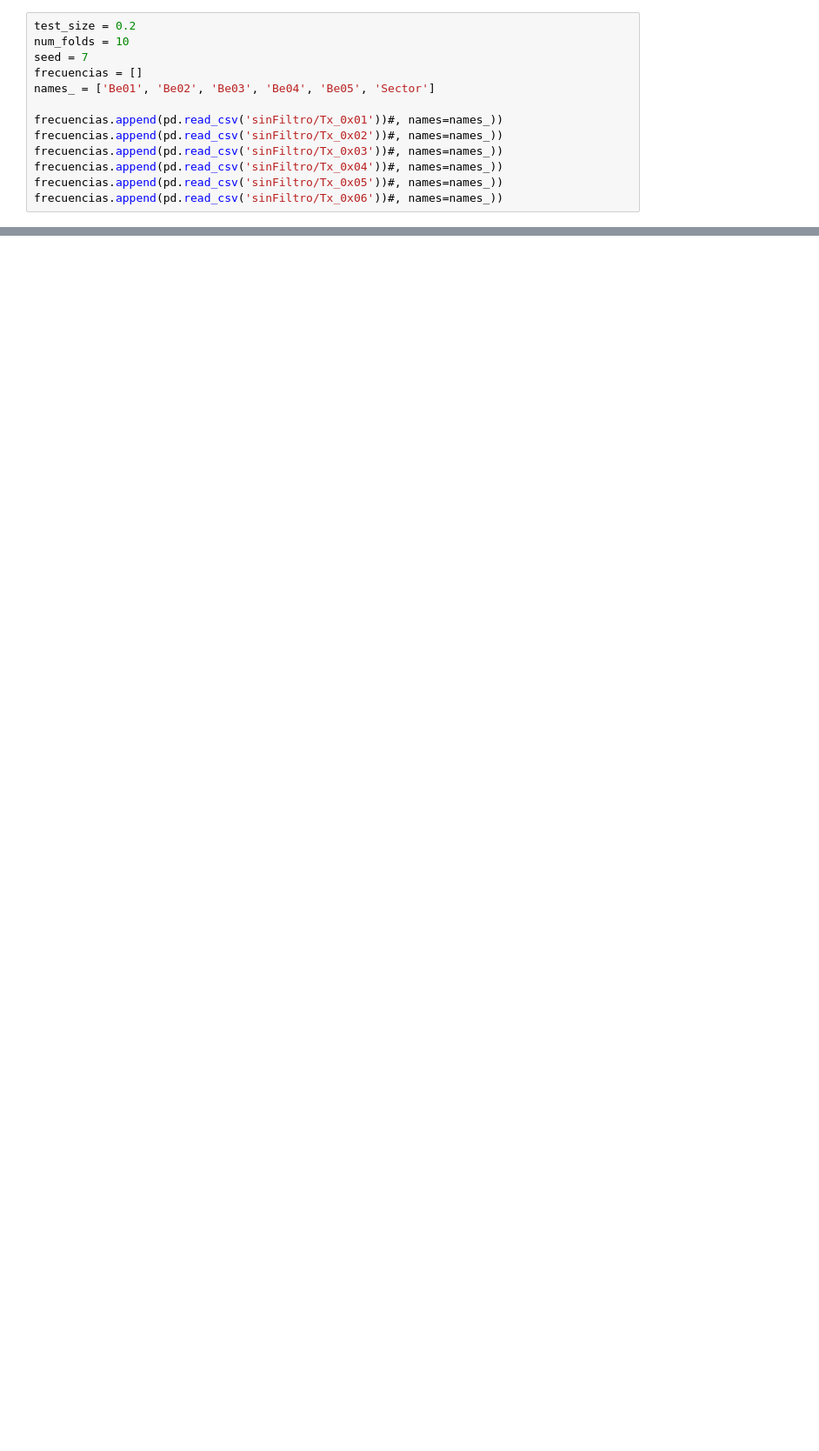
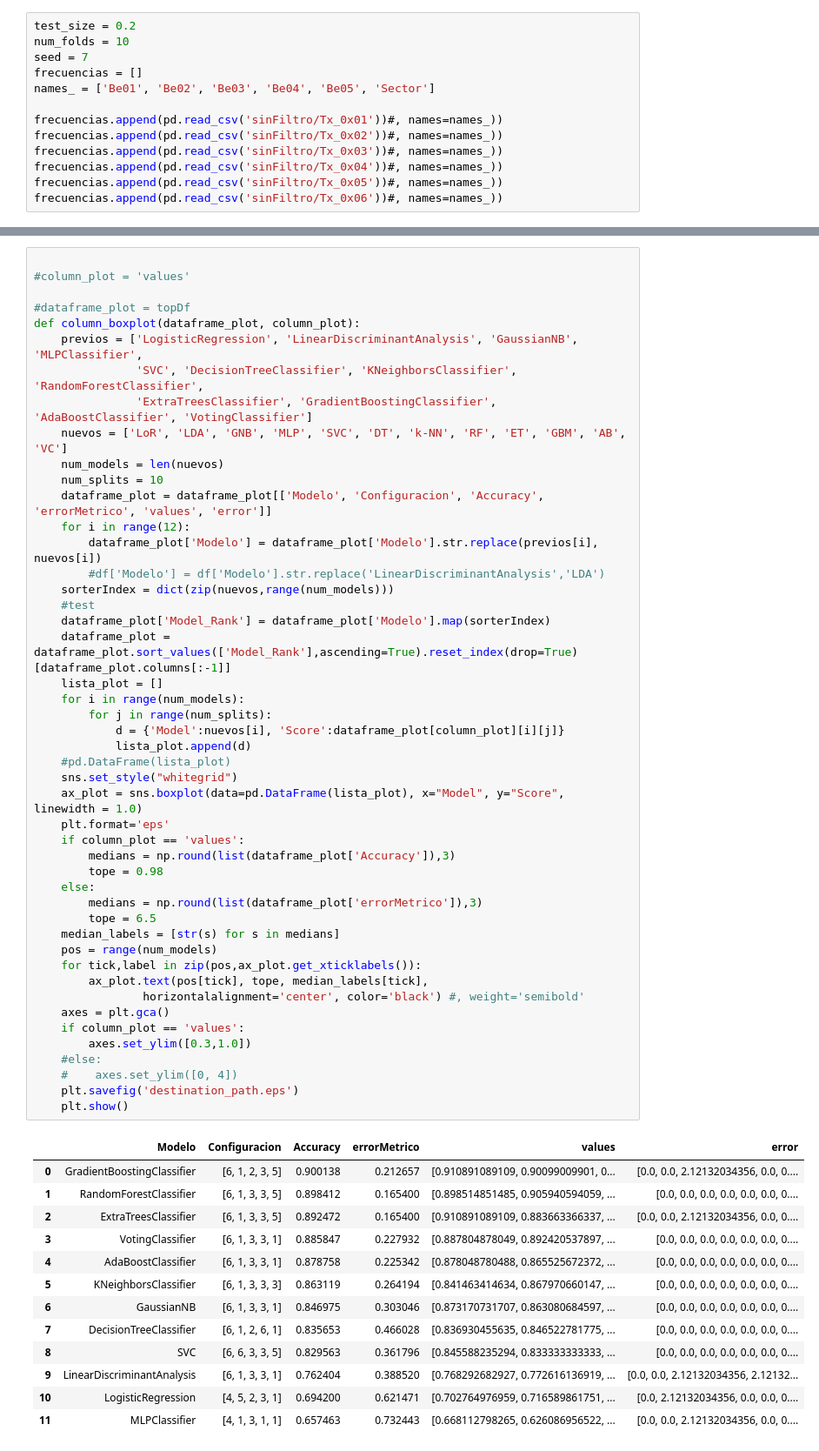
Before and after one commit to ohuarcaya/geneticosRSSI, a Jupyter notebook: EDAS Asimetrico sinFiltro.ipynb, the cells around one changed output, grey strips where cells are left out. Shown at 87% size. Saved outputs shown, nothing was run; the diff lists cells and outputs as text; blank space fills up the shorter version.

```diff
--- a/EDAS Asimetrico sinFiltro.ipynb
+++ b/EDAS Asimetrico sinFiltro.ipynb
@@ -473,0 +479,61 @@ list(a.resultados)
+# %%
+
+#column_plot = 'values'
+
+#dataframe_plot = topDf
+def column_boxplot(dataframe_plot, column_plot):
+    previos = ['LogisticRegression', 'LinearDiscriminantAnalysis', 'GaussianNB', 'MLPClassifier',
+               'SVC', 'DecisionTreeClassifier', 'KNeighborsClassifier', 'RandomForestClassifier',
+               'ExtraTreesClassifier', 'GradientBoostingClassifier', 'AdaBoostClassifier', 'VotingClassifier']
+    nuevos = ['LoR', 'LDA', 'GNB', 'MLP', 'SVC', 'DT', 'k-NN', 'RF', 'ET', 'GBM', 'AB', 'VC']
+    num_models = len(nuevos)
+    num_splits = 10
+    dataframe_plot = dataframe_plot[['Modelo', 'Configuracion', 'Accuracy', 'errorMetrico', 'values', 'error']]
+    for i in range(12):
+        dataframe_plot['Modelo'] = dataframe_plot['Modelo'].str.replace(previos[i], nuevos[i])
+        #df['Modelo'] = df['Modelo'].str.replace('LinearDiscriminantAnalysis','LDA')
+    sorterIndex = dict(zip(nuevos,range(num_models)))
+    #test
+    dataframe_plot['Model_Rank'] = dataframe_plot['Modelo'].map(sorterIndex)
+    dataframe_plot = dataframe_plot.sort_values(['Model_Rank'],ascending=True).reset_index(drop=True)[dataframe_plot.columns[:-1]]
+    lista_plot = []
+    for i in range(num_models):
+        for j in range(num_splits):
+            d = {'Model':nuevos[i], 'Score':dataframe_plot[column_plot][i][j]}
+            lista_plot.append(d)
+    #pd.DataFrame(lista_plot)
+    sns.set_style("whitegrid")
+    ax_plot = sns.boxplot(data=pd.DataFrame(lista_plot), x="Model", y="Score", linewidth = 1.0)
+    plt.format='eps'
+    if column_plot == 'values':
+        medians = np.round(list(dataframe_plot['Accuracy']),3)
+        tope = 0.98
+    else:
+        medians = np.round(list(dataframe_plot['errorMetrico']),3)
+        tope = 6.5
+    median_labels = [str(s) for s in medians]
+    pos = range(num_models)
+    for tick,label in zip(pos,ax_plot.get_xticklabels()):
+        ax_plot.text(pos[tick], tope, median_labels[tick],
+                horizontalalignment='center', color='black') #, weight='semibold'
+    axes = plt.gca()
+    if column_plot == 'values':
+        axes.set_ylim([0.3,1.0])
+    #else:
+    #    axes.set_ylim([0, 4])
+    plt.savefig('destination_path.eps')
+    plt.show()
+# %% [output]
+|  | Modelo | Configuracion | Accuracy | errorMetrico | values | error |
+| 0 | GradientBoostingClassifier | [6, 1, 2, 3, 5] | 0.900138 | 0.212657 | [0.910891089109, 0.90099009901, 0... | [0.0, 0.0, 2.12132034356, 0.0, 0.... |
+| 1 | RandomForestClassifier | [6, 1, 3, 3, 5] | 0.898412 | 0.165400 | [0.898514851485, 0.905940594059, ... | [0.0, 0.0, 0.0, 0.0, 0.0, 0.0, 0.... |
+| 2 | ExtraTreesClassifier | [6, 1, 3, 3, 5] | 0.892472 | 0.165400 | [0.910891089109, 0.883663366337, ... | [0.0, 0.0, 2.12132034356, 0.0, 0.... |
+| 3 | VotingClassifier | [6, 1, 3, 3, 1] | 0.885847 | 0.227932 | [0.887804878049, 0.892420537897, ... | [0.0, 0.0, 0.0, 0.0, 0.0, 0.0, 0.... |
+| 4 | AdaBoostClassifier | [6, 1, 3, 3, 1] | 0.878758 | 0.225342 | [0.878048780488, 0.865525672372, ... | [0.0, 0.0, 0.0, 0.0, 0.0, 0.0, 0.... |
+| 5 | KNeighborsClassifier | [6, 1, 3, 3, 3] | 0.863119 | 0.264194 | [0.841463414634, 0.867970660147, ... | [0.0, 0.0, 0.0, 0.0, 0.0, 0.0, 0.... |
+| 6 | GaussianNB | [6, 1, 3, 3, 1] | 0.846975 | 0.303046 | [0.873170731707, 0.863080684597, ... | [0.0, 0.0, 0.0, 0.0, 0.0, 0.0, 0.... |
+| 7 | DecisionTreeClassifier | [6, 1, 2, 6, 1] | 0.835653 | 0.466028 | [0.836930455635, 0.846522781775, ... | [0.0, 0.0, 0.0, 0.0, 0.0, 0.0, 0.... |
+| 8 | SVC | [6, 6, 3, 3, 5] | 0.829563 | 0.361796 | [0.845588235294, 0.833333333333, ... | [0.0, 0.0, 0.0, 0.0, 0.0, 0.0, 0.... |
+| 9 | LinearDiscriminantAnalysis | [6, 1, 3, 3, 1] | 0.762404 | 0.388520 | [0.768292682927, 0.772616136919, ... | [0.0, 0.0, 2.12132034356, 2.12132... |
+| 10 | LogisticRegression | [4, 5, 2, 3, 1] | 0.694200 | 0.621471 | [0.702764976959, 0.716589861751, ... | [0.0, 2.12132034356, 0.0, 0.0, 0.... |
+| 11 | MLPClassifier | [4, 1, 3, 1, 1] | 0.657463 | 0.732443 | [0.668112798265, 0.626086956522, ... | [0.0, 0.0, 2.12132034356, 0.0, 0.... |
```
Also changed, not shown: parts of 10 cells of this notebook, 6 other files.
